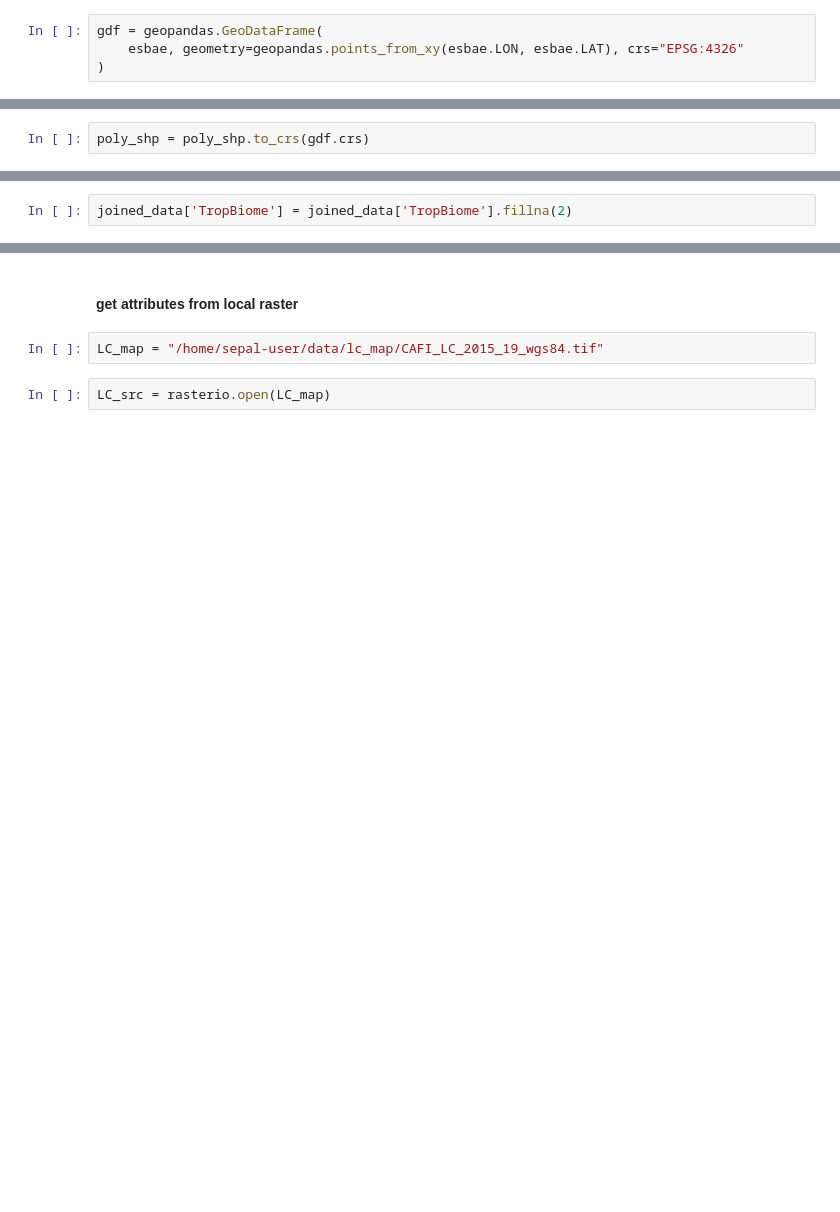
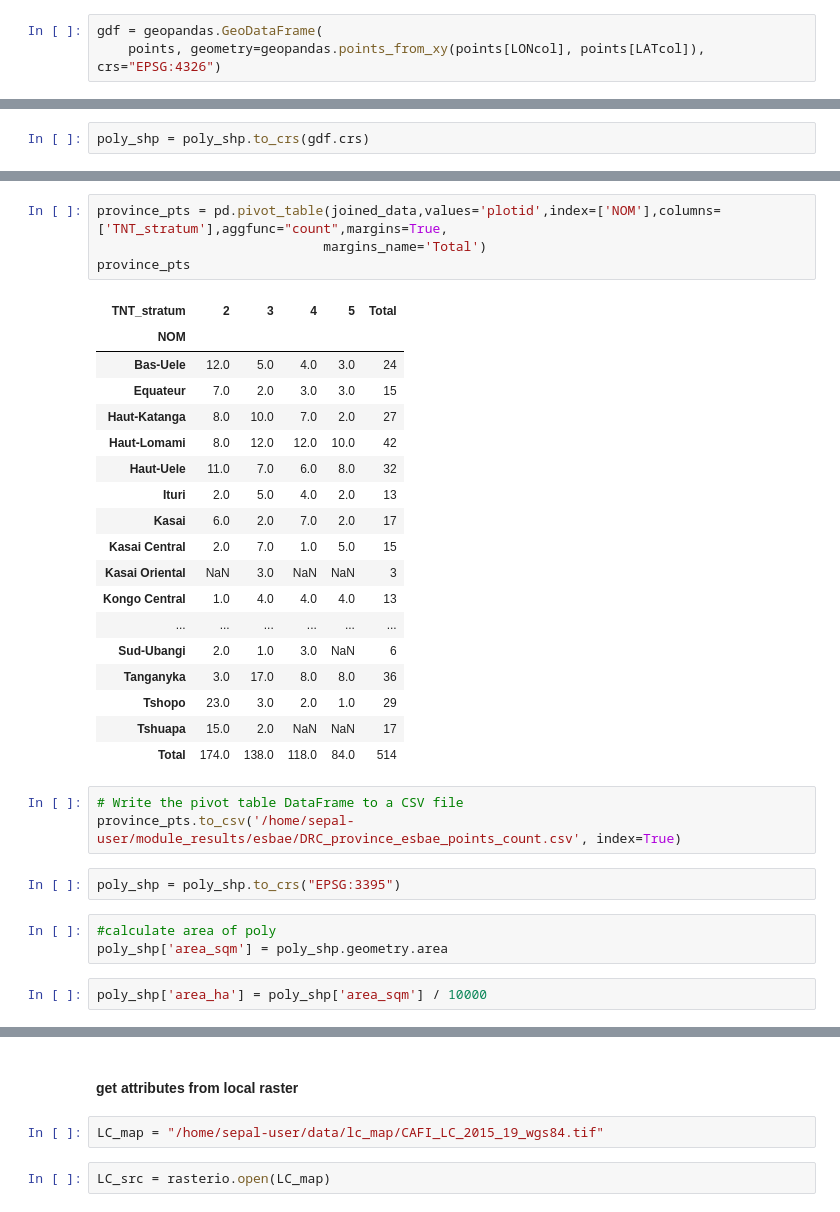
Before and after one commit to aurelgrooves/CAFI_DDD, a Jupyter notebook: snippets/add attributes from raster or polygon.ipynb, the cells around one changed output, grey strips where cells are left out. Saved outputs shown, nothing was run; the diff lists cells and outputs as text; blank space fills up the shorter version.

```diff
--- a/snippets/add attributes from raster or polygon.ipynb
+++ b/snippets/add attributes from raster or polygon.ipynb
@@ -38,4 +42,3 @@ print(all_columns)
 # %%
 gdf = geopandas.GeoDataFrame(
-    esbae, geometry=geopandas.points_from_xy(esbae.LON, esbae.LAT), crs="EPSG:4326"
-)
+    points, geometry=geopandas.points_from_xy(points[LONcol], points[LATcol]), crs="EPSG:4326")
@@ -99,3 +103,34 @@ TropBiome
 Name: count, dtype: int64
-# %%
-joined_data['TropBiome'] = joined_data['TropBiome'].fillna(2)
+# %%
+province_pts = pd.pivot_table(joined_data,values='plotid',index=['NOM'],columns=['TNT_stratum'],aggfunc="count",margins=True,
+                             margins_name='Total')
+province_pts
+# %% [output]
+| TNT_stratum | 2 | 3 | 4 | 5 | Total |
+| NOM |  |  |  |  |  |
+| Bas-Uele | 12.0 | 5.0 | 4.0 | 3.0 | 24 |
+| Equateur | 7.0 | 2.0 | 3.0 | 3.0 | 15 |
+| Haut-Katanga | 8.0 | 10.0 | 7.0 | 2.0 | 27 |
+| Haut-Lomami | 8.0 | 12.0 | 12.0 | 10.0 | 42 |
+| Haut-Uele | 11.0 | 7.0 | 6.0 | 8.0 | 32 |
+| Ituri | 2.0 | 5.0 | 4.0 | 2.0 | 13 |
+| Kasai | 6.0 | 2.0 | 7.0 | 2.0 | 17 |
+| Kasai Central | 2.0 | 7.0 | 1.0 | 5.0 | 15 |
+| Kasai Oriental | NaN | 3.0 | NaN | NaN | 3 |
+| Kongo Central | 1.0 | 4.0 | 4.0 | 4.0 | 13 |
+| ... | ... | ... | ... | ... | ... |
+| Sud-Ubangi | 2.0 | 1.0 | 3.0 | NaN | 6 |
+| Tanganyka | 3.0 | 17.0 | 8.0 | 8.0 | 36 |
+| Tshopo | 23.0 | 3.0 | 2.0 | 1.0 | 29 |
+| Tshuapa | 15.0 | 2.0 | NaN | NaN | 17 |
+| Total | 174.0 | 138.0 | 118.0 | 84.0 | 514 |
+# %%
+# Write the pivot table DataFrame to a CSV file
+province_pts.to_csv('/home/sepal-user/module_results/esbae/DRC_province_esbae_points_count.csv', index=True)
+# %%
+poly_shp = poly_shp.to_crs("EPSG:3395")
+# %%
+#calculate area of poly
+poly_shp['area_sqm'] = poly_shp.geometry.area
+# %%
+poly_shp['area_ha'] = poly_shp['area_sqm'] / 10000
```
Also changed, not shown: parts of 38 cells of this notebook, 1 other file.
